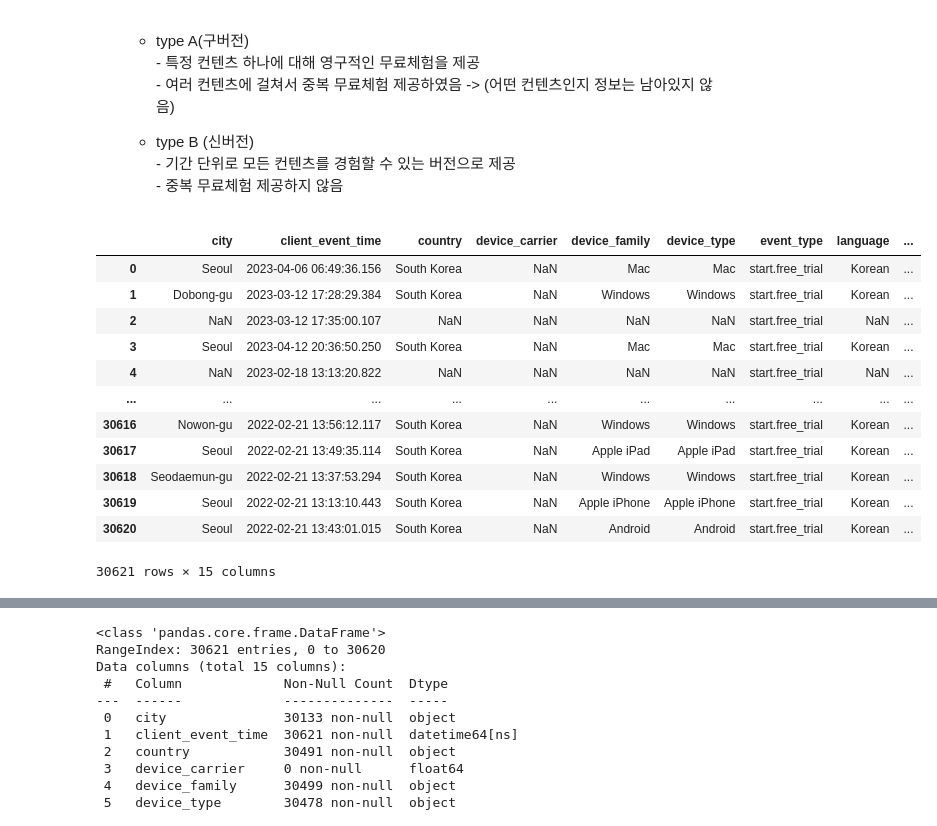
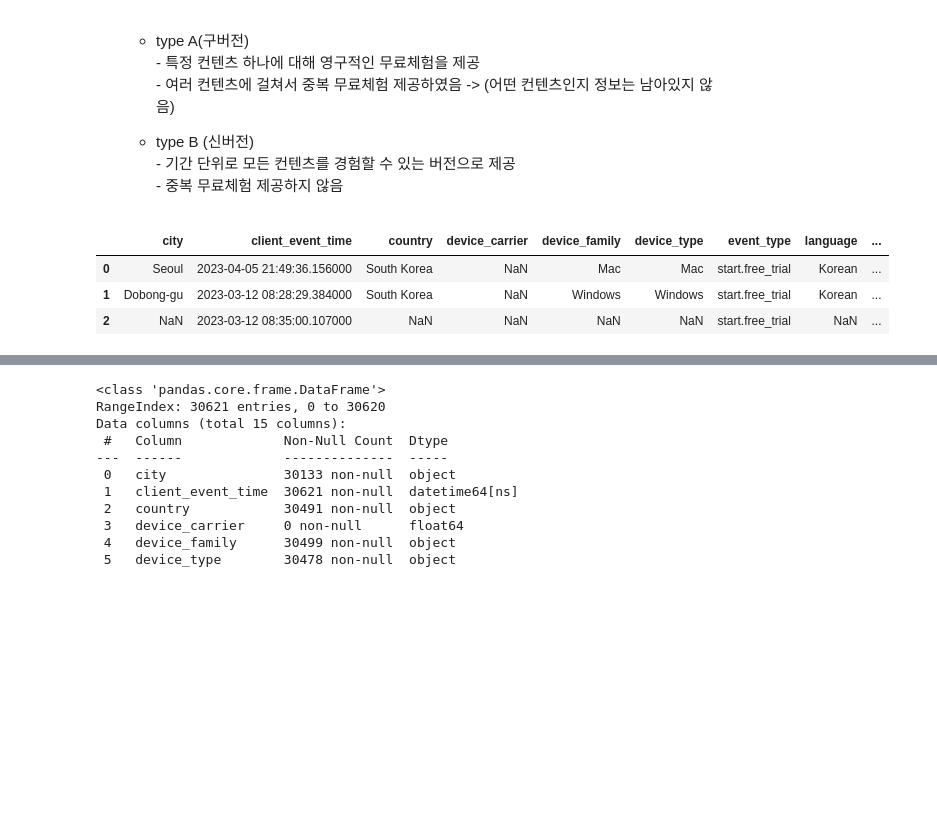
Before and after one commit to saeraniren/intermediate_project, a Jupyter notebook: geumhui_main.ipynb, the cells around one changed output, grey strips where cells are left out. Saved outputs shown, nothing was run; the diff lists cells and outputs as text; code cells hidden in the pictures; blank space fills up the shorter version.

```diff
--- a/geumhui_main.ipynb
+++ b/geumhui_main.ipynb
@@ -1036,23 +1165,9 @@ dtype: int64
 # %%
 # user_id가 결측인 값은 제거하였습니다.
 start_free_trial = pd.read_csv('C:/Users/rmagm/OneDrive/바탕 화면/vscode/구독서비스프로덕트데이터/start.free_trial.csv')
-
-start_free_trial['client_event_time'] = pd.to_datetime(start_free_trial['client_event_time'])
-
-# 9시간 추가 (KST 변환)
-start_free_trial["client_event_time"] = start_free_trial["client_event_time"] + timedelta(hours=9)
-start_free_trial
+start_free_trial.head(3)
 # %% [output]
 |  | city | client_event_time | country | device_carrier | device_family | device_type | event_type | language | ... |
-| 0 | Seoul | 2023-04-06 06:49:36.156 | South Korea | NaN | Mac | Mac | start.free_trial | Korean | ... |
-| 1 | Dobong-gu | 2023-03-12 17:28:29.384 | South Korea | NaN | Windows | Windows | start.free_trial | Korean | ... |
-| 2 | NaN | 2023-03-12 17:35:00.107 | NaN | NaN | NaN | NaN | start.free_trial | NaN | ... |
-| 3 | Seoul | 2023-04-12 20:36:50.250 | South Korea | NaN | Mac | Mac | start.free_trial | Korean | ... |
-| 4 | NaN | 2023-02-18 13:13:20.822 | NaN | NaN | NaN | NaN | start.free_trial | NaN | ... |
-| ... | ... | ... | ... | ... | ... | ... | ... | ... | ... |
-| 30616 | Nowon-gu | 2022-02-21 13:56:12.117 | South Korea | NaN | Windows | Windows | start.free_trial | Korean | ... |
-| 30617 | Seoul | 2022-02-21 13:49:35.114 | South Korea | NaN | Apple iPad | Apple iPad | start.free_trial | Korean | ... |
-| 30618 | Seodaemun-gu | 2022-02-21 13:37:53.294 | South Korea | NaN | Windows | Windows | start.free_trial | Korean | ... |
-| 30619 | Seoul | 2022-02-21 13:13:10.443 | South Korea | NaN | Apple iPhone | Apple iPhone | start.free_trial | Korean | ... |
-| 30620 | Seoul | 2022-02-21 13:43:01.015 | South Korea | NaN | Android | Android | start.free_trial | Korean | ... |
+| 0 | Seoul | 2023-04-05 21:49:36.156000 | South Korea | NaN | Mac | Mac | start.free_trial | Korean | ... |
+| 1 | Dobong-gu | 2023-03-12 08:28:29.384000 | South Korea | NaN | Windows | Windows | start.free_trial | Korean | ... |
+| 2 | NaN | 2023-03-12 08:35:00.107000 | NaN | NaN | NaN | NaN | start.free_trial | NaN | ... |
-30621 rows × 15 columns
```
Also changed, not shown: parts of 115 cells of this notebook.
